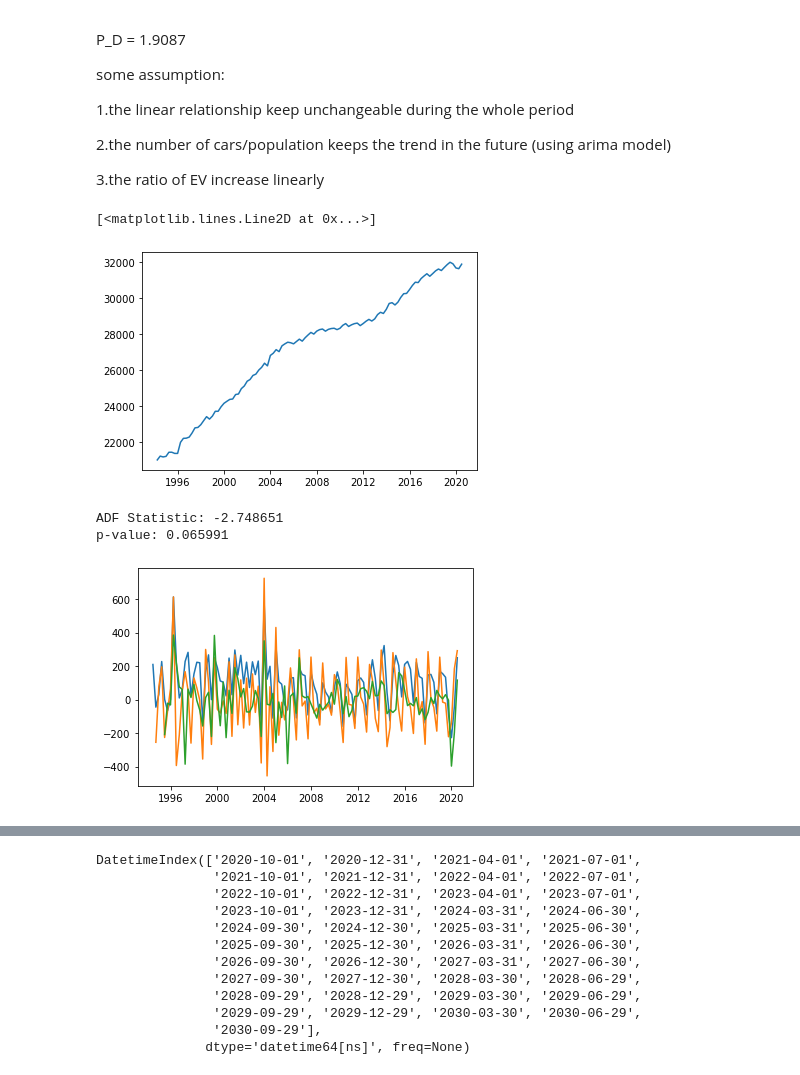
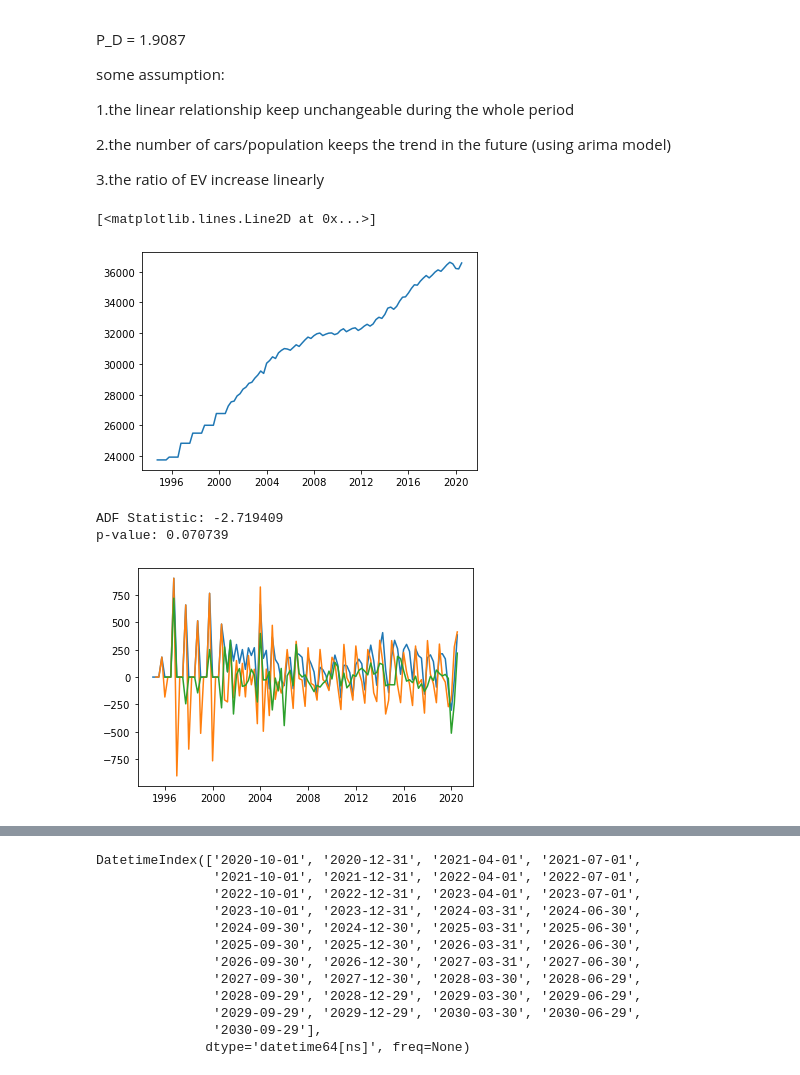
Before and after one commit to julemon/Practitioners-Challenge, a Jupyter notebook: Q2_toal_v2.ipynb, the cells around one changed output, grey strips where cells are left out. Saved outputs shown, nothing was run; the diff lists cells and outputs as text; code cells hidden in the pictures.

```diff
--- a/Q2_toal_v2.ipynb
+++ b/Q2_toal_v2.ipynb
@@ -352,35 +352,35 @@ import pandas as pd
 import numpy as np
 # from pandas import read_csv
 from pandas import datetime
 import matplotlib.pyplot as plt
 from pandas.plotting import autocorrelation_plot
 import numpy as np, pandas as pd
 from statsmodels.graphics.tsaplots import plot_acf, plot_pacf
 import matplotlib.pyplot as plt
 
 main = pd.read_csv('data/data_quaterly.csv')
 
 
 main['time']= pd.to_datetime(main['Quarter'].str.replace(' ','-'))#.replace()pd.to_datetime(df['Quarter'])
 main.head()
 main = main.set_index('time')
 # main[' Cars'] = main[' Cars'].str.replace('..','')
-cars = main['Cars']
+cars = main['Total']
 cars = cars.fillna(method = 'ffill').dropna(axis=0)
 cars = cars[~cars.isin(['..'])]
 cars = cars.astype('float')
 
 plt.plot(cars)
 
 # cars_num.columns
 # print(time.head())
 
 #upward trend and some fluctuation
 
 # autocorrelation_plot(cars)
 # %% [output]
 [<matplotlib.lines.Line2D at 0x...>]
-[figure, old version]
+[figure, new version]
 # %%
 # check the stationarity
 from statsmodels.tsa.stattools import adfuller,arma_order_select_ic
@@ -402,9 +402,9 @@ print('p-value: %f' % result[1])
 
 # The ADF Statistic is far from the critical values and the p-value is greater than the threshold (0.05). Thus, we can conclude that the time series is not stationary.
 # %% [output]
-ADF Statistic: -2.748651
-p-value: 0.065991
+ADF Statistic: -2.719409
+p-value: 0.070739
-[figure, old version]
+[figure, new version]
 # %%
 from statsmodels.tsa.arima_model import ARIMA
 import pmdarima as pm
```
Also changed, not shown: parts of 20 cells of this notebook.
